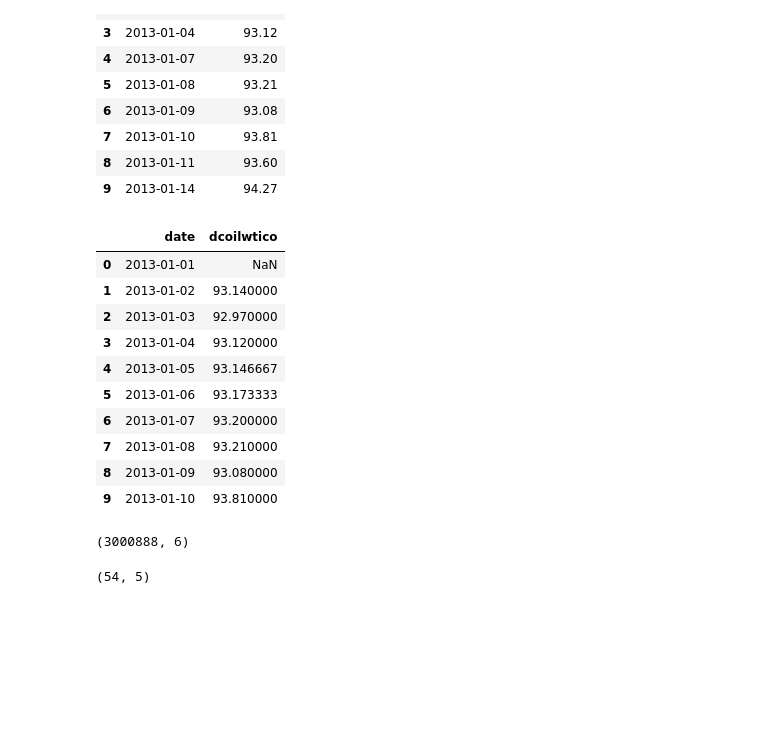
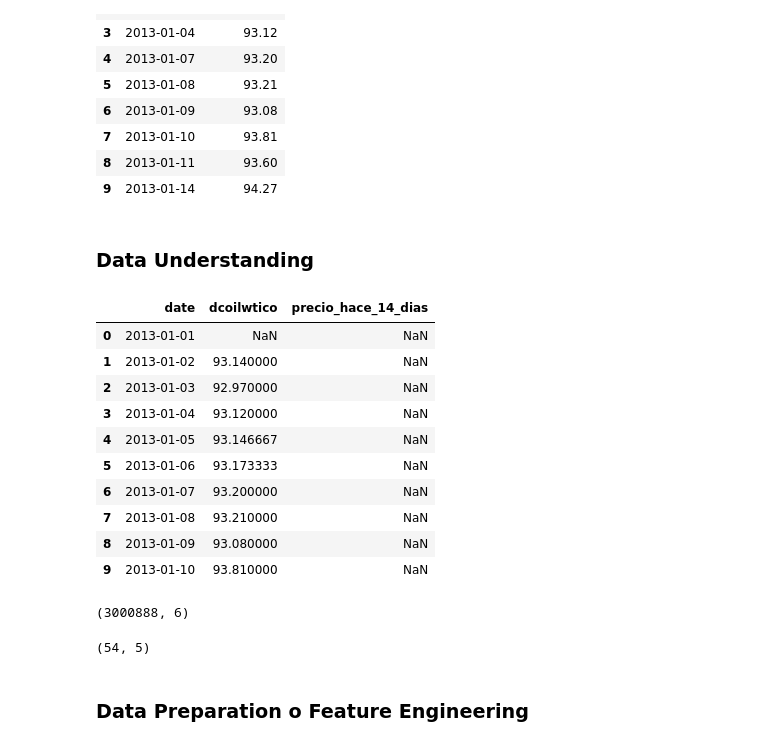
Before and after one commit to JuanCL2000/Store-Sales---Time-Series-Forecasting, a Jupyter notebook: 01_data_loading_and_merging.ipynb, the cells around one changed output. Cells and saved outputs as stored; diff of their text form; code cells hidden in the pictures; blank space fills up the shorter version.

```diff
--- a/01_data_loading_and_merging.ipynb
+++ b/01_data_loading_and_merging.ipynb
@@ -60,25 +77,30 @@ oil.head(10)
 | 7 | 2013-01-10 | 93.81 |
 | 8 | 2013-01-11 | 93.60 |
 | 9 | 2013-01-14 | 94.27 |
+# %% [markdown]
+### Data Understanding
 # %%
 oil = oil.set_index('date').resample('D').interpolate(method= 'linear').reset_index()
+oil['precio_hace_14_dias'] = oil['dcoilwtico'].shift(14)
 oil.head(10)
 # %% [output]
-|  | date | dcoilwtico |
-| 0 | 2013-01-01 | NaN |
-| 1 | 2013-01-02 | 93.140000 |
-| 2 | 2013-01-03 | 92.970000 |
-| 3 | 2013-01-04 | 93.120000 |
-| 4 | 2013-01-05 | 93.146667 |
-| 5 | 2013-01-06 | 93.173333 |
-| 6 | 2013-01-07 | 93.200000 |
-| 7 | 2013-01-08 | 93.210000 |
-| 8 | 2013-01-09 | 93.080000 |
-| 9 | 2013-01-10 | 93.810000 |
+|  | date | dcoilwtico | precio_hace_14_dias |
+| 0 | 2013-01-01 | NaN | NaN |
+| 1 | 2013-01-02 | 93.140000 | NaN |
+| 2 | 2013-01-03 | 92.970000 | NaN |
+| 3 | 2013-01-04 | 93.120000 | NaN |
+| 4 | 2013-01-05 | 93.146667 | NaN |
+| 5 | 2013-01-06 | 93.173333 | NaN |
+| 6 | 2013-01-07 | 93.200000 | NaN |
+| 7 | 2013-01-08 | 93.210000 | NaN |
+| 8 | 2013-01-09 | 93.080000 | NaN |
+| 9 | 2013-01-10 | 93.810000 | NaN |
 # %%
 print(train.shape)
 stores.shape
 # %% [output]
 (3000888, 6)
 (54, 5)
+# %% [markdown]
+### Data Preparation o Feature Engineering
 # %%
```
Also changed, not shown: parts of 24 cells of this notebook.
